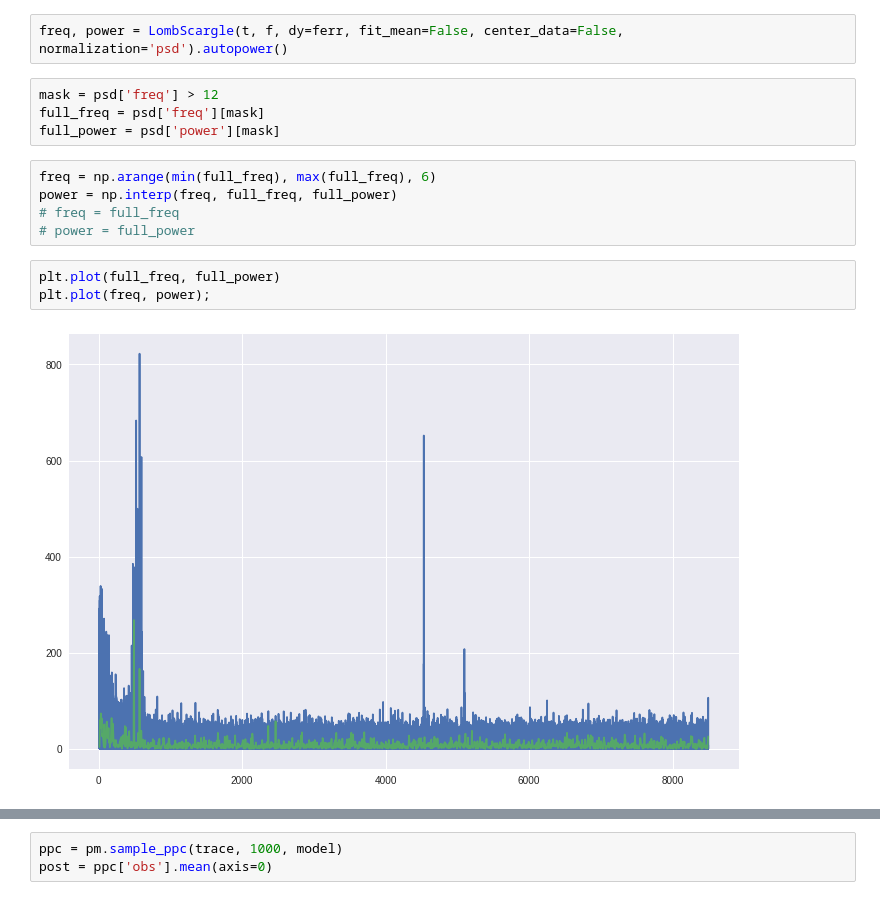
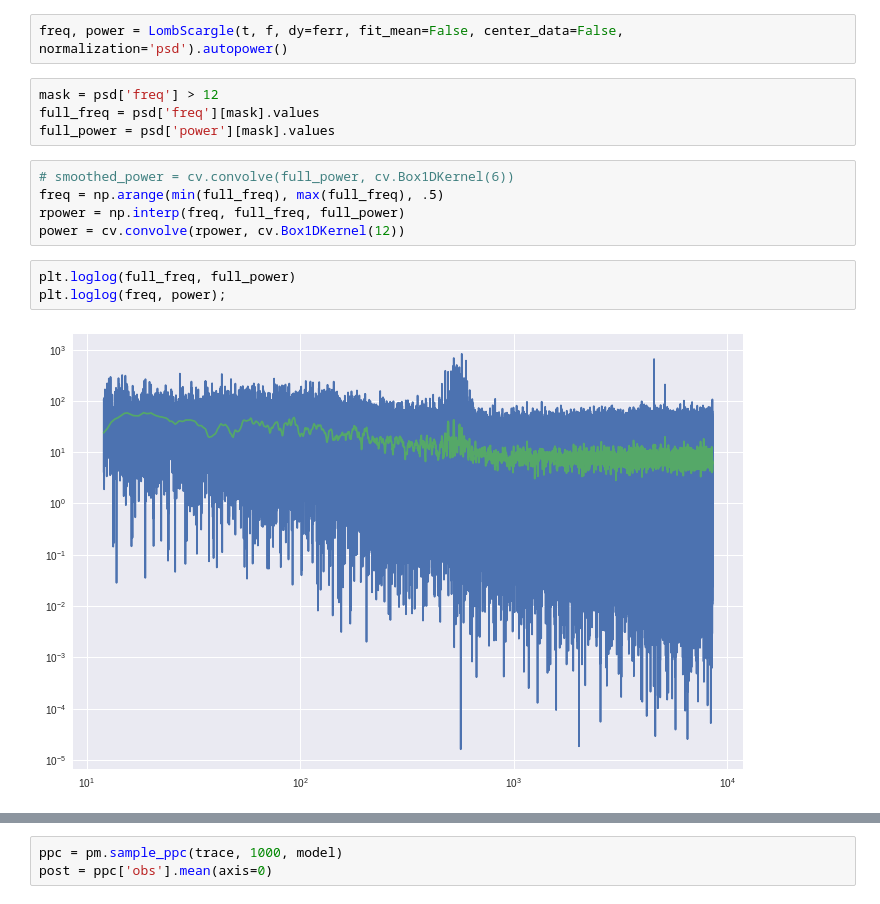
Before and after one commit to mileslucas/stat444, a Jupyter notebook: project/project.ipynb, the cells around one changed output, grey strips where cells are left out. Drawn from its saved outputs; the diff is of its cells as text.

```diff
--- a/project/project.ipynb
+++ b/project/project.ipynb
@@ -33,18 +30,18 @@ plt.plot(t, f);
 freq, power = LombScargle(t, f, dy=ferr, fit_mean=False, center_data=False, normalization='psd').autopower()
 # %%
 mask = psd['freq'] > 12
-full_freq = psd['freq'][mask]
-full_power = psd['power'][mask]
+full_freq = psd['freq'][mask].values
+full_power = psd['power'][mask].values
 # %%
-freq = np.arange(min(full_freq), max(full_freq), 6)
-power = np.interp(freq, full_freq, full_power)
-# freq = full_freq
-# power = full_power
+# smoothed_power = cv.convolve(full_power, cv.Box1DKernel(6))
+freq = np.arange(min(full_freq), max(full_freq), .5)
+rpower = np.interp(freq, full_freq, full_power)
+power = cv.convolve(rpower, cv.Box1DKernel(12))
 # %%
-plt.plot(full_freq, full_power)
-plt.plot(freq, power);
+plt.loglog(full_freq, full_power)
+plt.loglog(freq, power);
 # %% [output]
-[figure, old version]
+[figure, new version]
 # %%
 v_nyq = 8496.36
 with pm.Model() as model:
```
Also changed, not shown: parts of 8 cells of this notebook.
